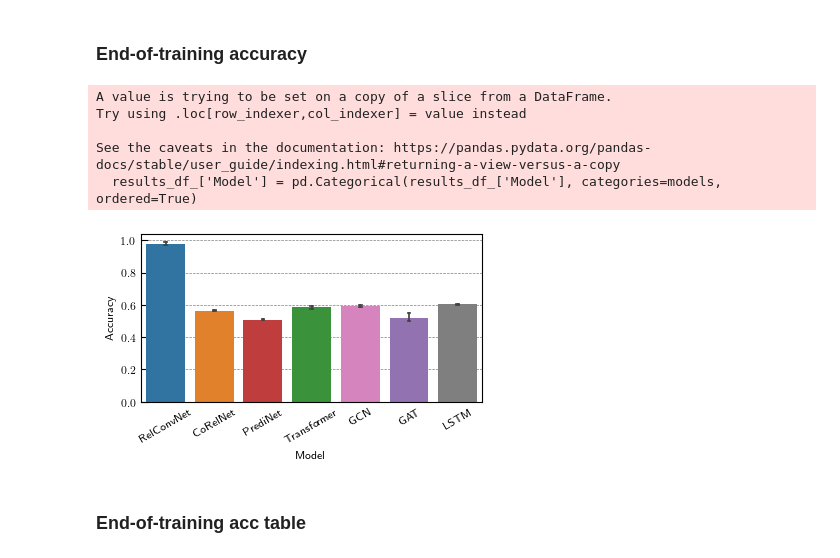
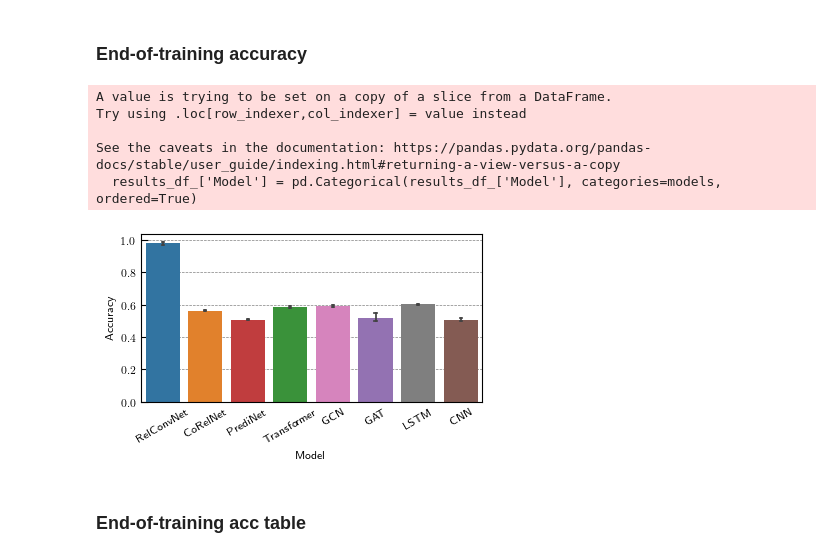
Before and after one commit to Awni00/relational-convolutions, a Jupyter notebook: paper_figures/generate_figures_tables.ipynb, the cells around one changed output. Saved outputs shown, nothing was run; the diff lists cells and outputs as text; code cells hidden in the pictures.

Commit message:
adde cnn to figures

```diff
--- a/paper_figures/generate_figures_tables.ipynb
+++ b/paper_figures/generate_figures_tables.ipynb
@@ -116,5 +114,5 @@ results_df.groupby(['task', 'group']).aggregate(['mean', 'std', 'count'])
 # %%
-models = ['relconvnet', 'corelnet', 'predinet', 'transformer']
+models = ['relconvnet', 'corelnet', 'predinet', 'transformer', 'cnn']
 group_filter = results_df.group.isin(models)
 results_df = results_df[group_filter]
 
@@ -147,5 +145,5 @@ See the caveats in the documentation: https://pandas.pydata.org/pandas-docs/stab
 # %%
-tasks = ['same', 'occurs', 'xoccurs', '1task_between', '1task_match_patt']
+tasks = ['same', '1task_between', 'occurs', 'xoccurs', '1task_match_patt']
 results_df['task'] = pd.Categorical(results_df['task'], categories=tasks, ordered=True)
 results_df.sort_values(['task', 'group'], inplace=True)
 results_df
@@ -271,9 +269,12 @@ agg_df
 # %%
-input('overwrite latex table?')
+confirm = input('overwrite latex table?')
 latex_table = agg_df.to_latex(escape=False)
 latex_table_file = f'{save_dir}/generalization_table.tex'
-with open(latex_table_file, 'w') as f:
-    f.write(latex_table)
+if confirm=='y':
+    with open(latex_table_file, 'w') as f:
+        f.write(latex_table)
+else:
+    print('did not overwrite')
 # %%
 results_df.groupby(['Task', 'Model'])[metric_cols].aggregate(['mean', 'sem', 'min', 'max'])
 # %% [output]
@@ -430,8 +443,8 @@ fig.savefig(f'{save_dir}/all_training_curves.pdf')
 # %% [markdown]
 ### End-of-training accuracy
 # %%
-results_df = pd.read_csv('figure_data/contains_set/end-of-training-accuracy.csv', index_col=0)
-models = ['relconvnet', 'corelnet', 'predinet', 'transformer', 'gcn', 'gat', 'gin', 'lstm', 'gru']
+results_df = pd.read_csv('figure_data/contains_set/end-of-training-accuracy.csv')
+models = ['relconvnet', 'corelnet', 'predinet', 'transformer', 'gcn', 'gat', 'gin', 'lstm', 'gru', 'cnn']
 group_filter = results_df.group.isin(models)
 results_df = results_df[group_filter]
 
@@ -440,21 +453,21 @@ results_df.sort_values('group', inplace=True)
 results_df['group'] = results_df['group'].map(model_label_map)
 results_df.rename(columns={'group': 'Model', 'acc': 'Accuracy'}, inplace=True)
 # %%
-models = [model_label_map[m] for m in ('relconvnet', 'corelnet', 'predinet', 'transformer', 'gcn', 'gat', 'lstm')]
+models = [model_label_map[m] for m in ('relconvnet', 'corelnet', 'predinet', 'transformer', 'gcn', 'gat', 'lstm', 'cnn')]
 results_df_ = results_df[results_df.Model.isin(models)]
 results_df_['Model'] = pd.Categorical(results_df_['Model'], categories=models, ordered=True)
 fig, ax = plt.subplots(figsize=(4, 2.5))
 sns.barplot(results_df_, y='Accuracy', x='Model', **errbar_kwargs, palette=color_map, ax=ax)
 ax.set_xticklabels(ax.get_xticklabels(), rotation=30)
 fig.set_tight_layout(True)
 fig.savefig(f'{save_dir}/contains_set_acc.pdf')
 # %% [output]
 A value is trying to be set on a copy of a slice from a DataFrame.
 Try using .loc[row_indexer,col_indexer] = value instead
 
 See the caveats in the documentation: https://pandas.pydata.org/pandas-docs/stable/user_guide/indexing.html#returning-a-view-versus-a-copy
   results_df_['Model'] = pd.Categorical(results_df_['Model'], categories=models, ordered=True)
-[figure, old version]
+[figure, new version]
 # %% [markdown]
 ### End-of-training acc table
 # %%
```
Also changed, not shown: parts of 27 cells of this notebook.
